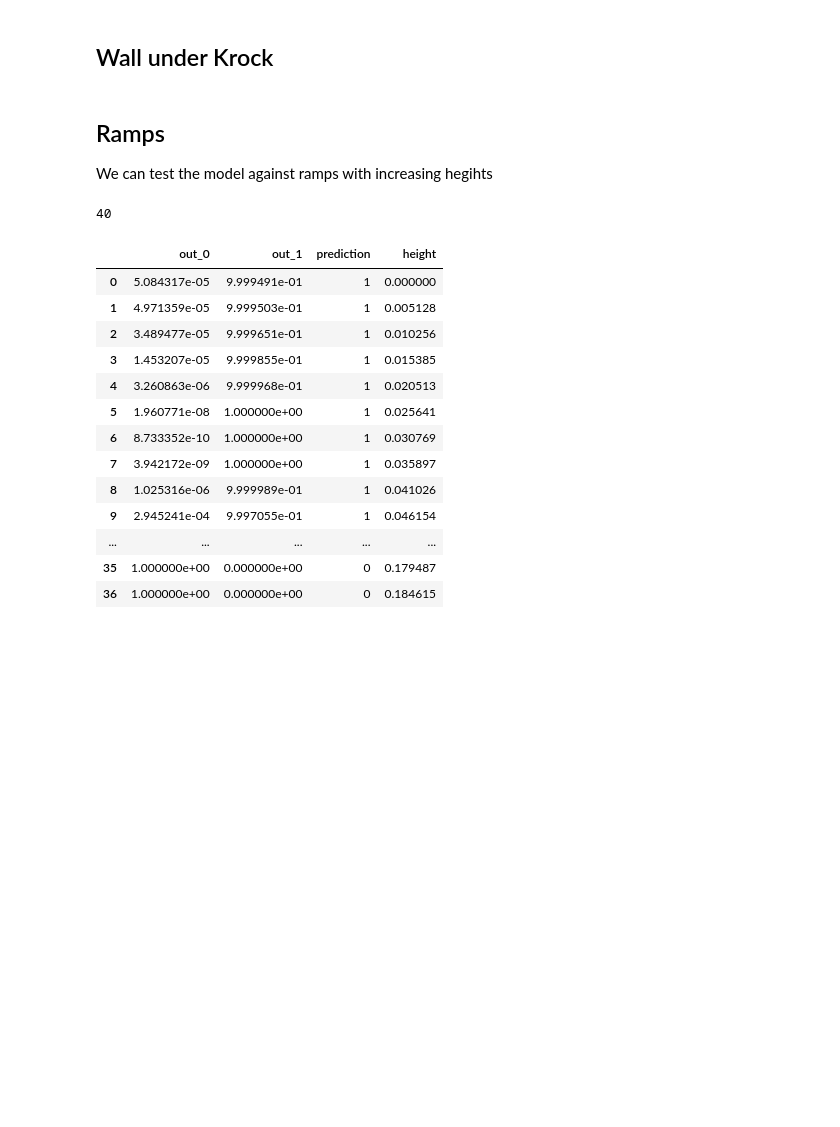
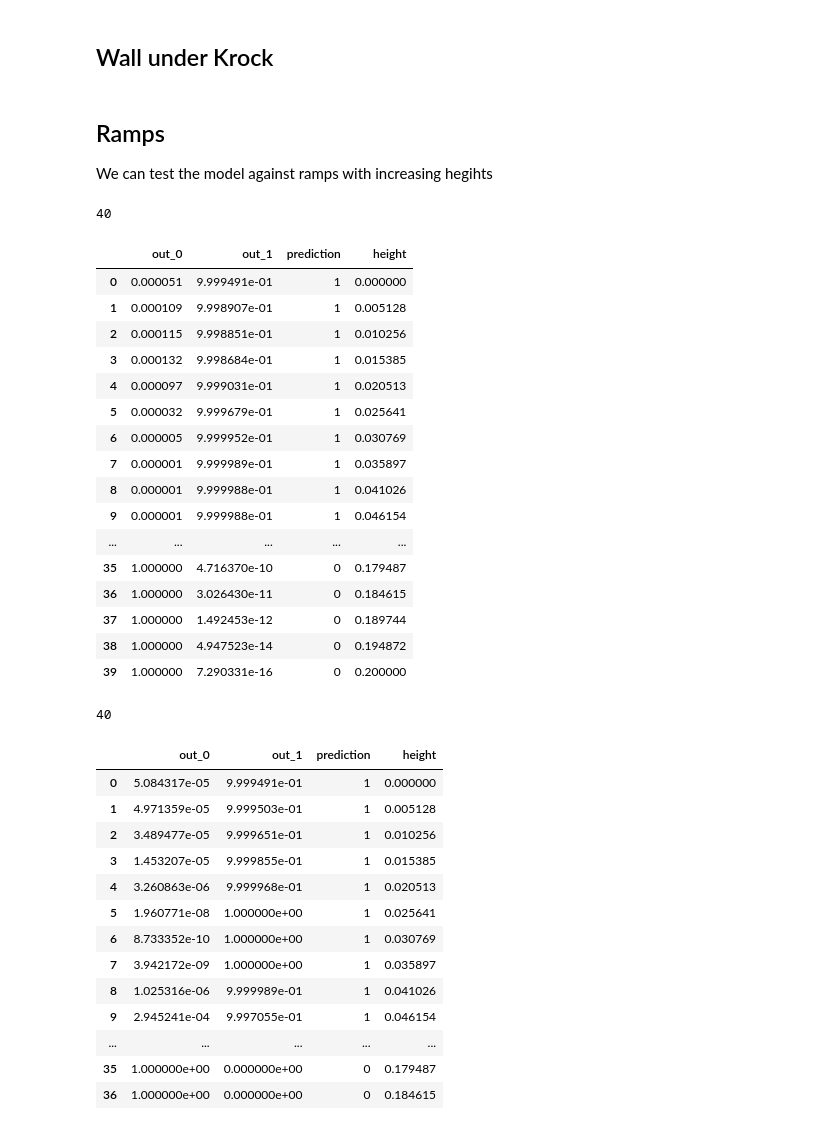
Before and after one commit to FrancescoSaverioZuppichini/Master-Thesis, a Jupyter notebook: core/interpretability-dataset.ipynb, the cells around one changed output. Saved outputs shown, nothing was run; the diff lists cells and outputs as text; code cells hidden in the pictures; blank space fills up the shorter version.

```diff
--- a/core/interpretability-dataset.ipynb
+++ b/core/interpretability-dataset.ipynb
@@ -336,6 +331,38 @@ answer[20].plot2d()
 # %% [markdown]
 ## Ramps
 We can test the model against ramps with increasing hegihts
+# %%
+out_dir = '/home/francesco/Documents/Master-Thesis/papers/Thesis/img/5/custom_patches/ramps'
+
+heights = np.linspace(0, 0.2, 40) # from 1 to 20 cm (remember the res of 0.02cm/px) Krock height from ground is 4cm
+
+walls = [WallPatch(KrockPatchExtractStrategy.patch_shape(0.71), strength=s, back=False, offset=53, size=4)()
+         for s in heights ]
+
+answer, explanation = get_answers_from_patches(walls)
+
+explanation.df['height'] = heights
+explanation.df.to_csv(out_dir + '/prediction.csv')
+explanation.df
+# %% [output]
+40
+|  | out_0 | out_1 | prediction | height |
+| 0 | 0.000051 | 9.999491e-01 | 1 | 0.000000 |
+| 1 | 0.000109 | 9.998907e-01 | 1 | 0.005128 |
+| 2 | 0.000115 | 9.998851e-01 | 1 | 0.010256 |
+| 3 | 0.000132 | 9.998684e-01 | 1 | 0.015385 |
+| 4 | 0.000097 | 9.999031e-01 | 1 | 0.020513 |
+| 5 | 0.000032 | 9.999679e-01 | 1 | 0.025641 |
+| 6 | 0.000005 | 9.999952e-01 | 1 | 0.030769 |
+| 7 | 0.000001 | 9.999989e-01 | 1 | 0.035897 |
+| 8 | 0.000001 | 9.999988e-01 | 1 | 0.041026 |
+| 9 | 0.000001 | 9.999988e-01 | 1 | 0.046154 |
+| ... | ... | ... | ... | ... |
+| 35 | 1.000000 | 4.716370e-10 | 0 | 0.179487 |
+| 36 | 1.000000 | 3.026430e-11 | 0 | 0.184615 |
+| 37 | 1.000000 | 1.492453e-12 | 0 | 0.189744 |
+| 38 | 1.000000 | 4.947523e-14 | 0 | 0.194872 |
+| 39 | 1.000000 | 7.290331e-16 | 0 | 0.200000 |
 # %%
 out_dir = '/home/francesco/Documents/Master-Thesis/papers/Thesis/img/5/custom_patches/wall_under'
 
```
Also changed, not shown: parts of 9 cells of this notebook, 14 other files.
